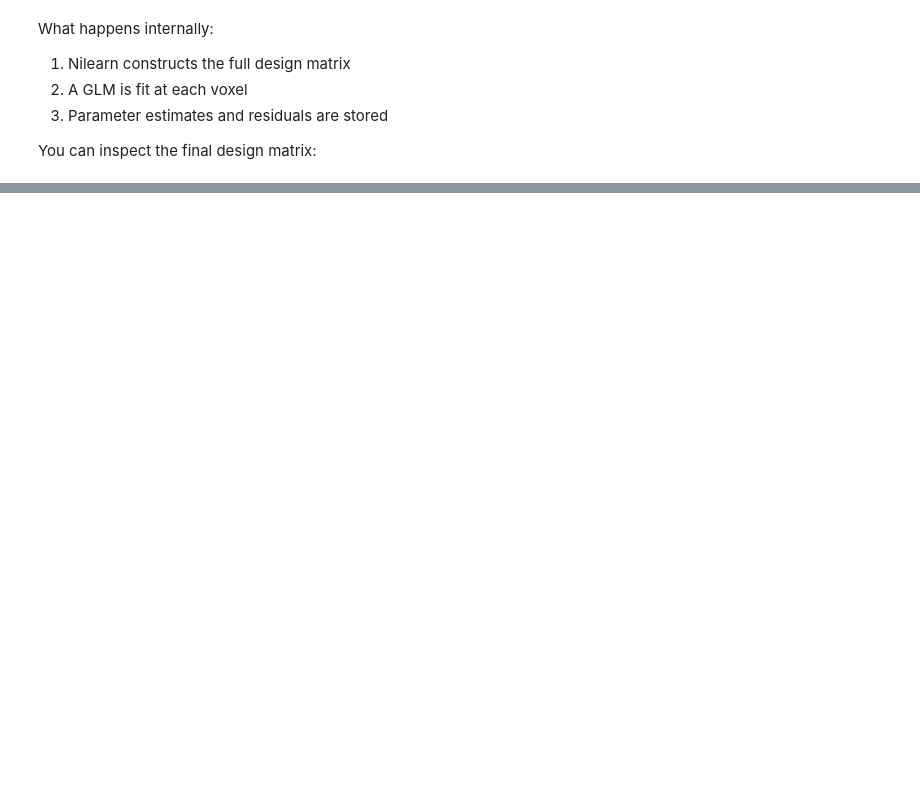
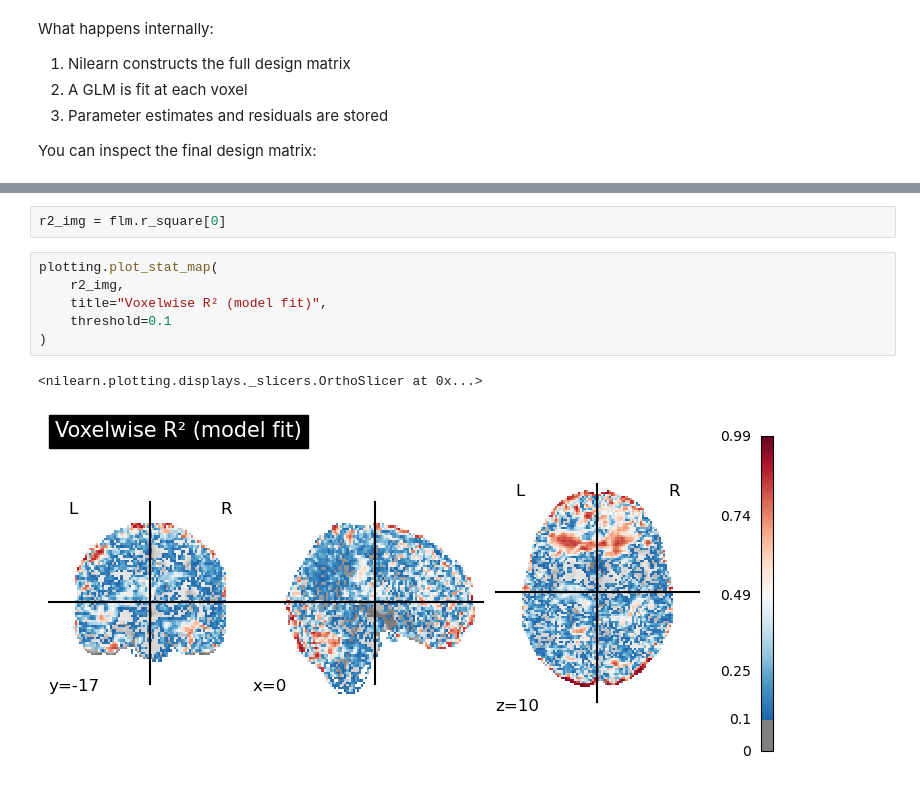
Before and after one commit to sbendimerad/FMRI_INTRO, a Jupyter notebook: fmri_nilearn_tutorial_1.ipynb, the cells around one changed output, grey strips where cells are left out. Cells and saved outputs as stored; diff of their text form; blank space fills up the shorter version.

```diff
--- a/fmri_nilearn_tutorial_1.ipynb
+++ b/fmri_nilearn_tutorial_1.ipynb
@@ -1351,0 +1365,11 @@ These diagnostics are useful for **quality control**, not inference.
+# %%
+r2_img = flm.r_square[0]
+# %%
+plotting.plot_stat_map(
+    r2_img,
+    title="Voxelwise R² (model fit)",
+    threshold=0.1
+)
+# %% [output]
+<nilearn.plotting.displays._slicers.OrthoSlicer at 0x...>
+[figure, added]
```
Also changed, not shown: parts of 19 cells of this notebook.
